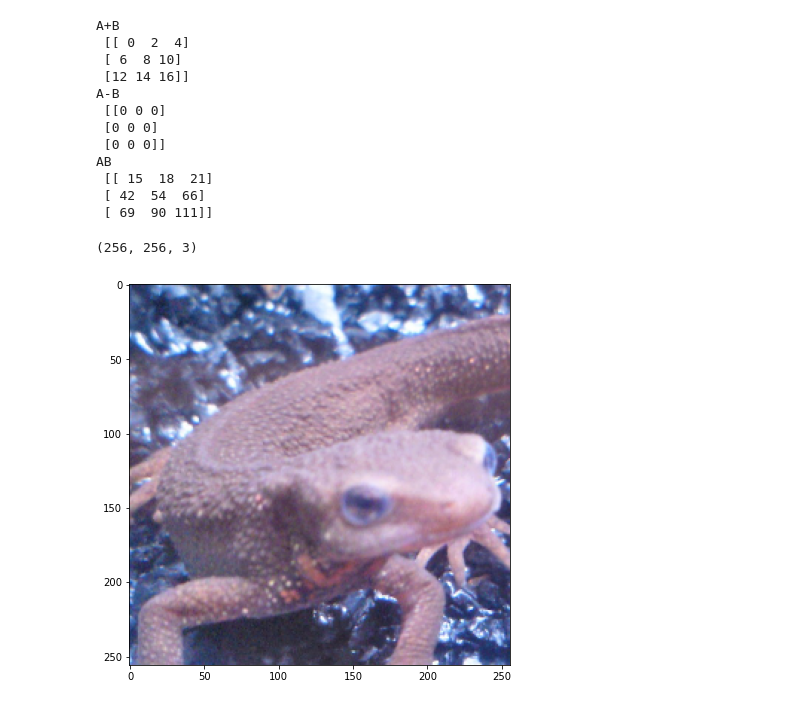
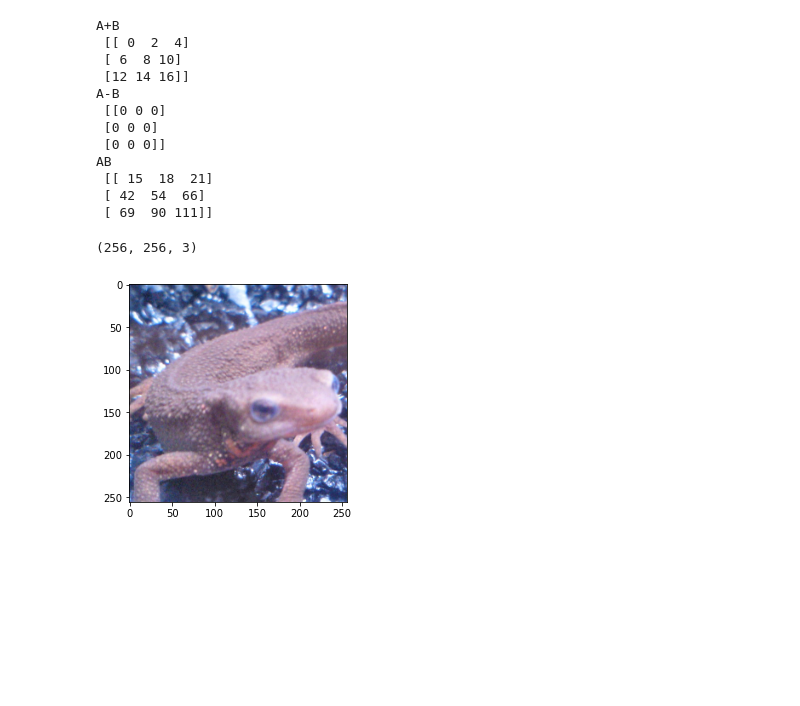
Before and after one commit to ShumpeiTakezaki/newcomer, a Jupyter notebook: 1_BasicImageProcessing/kadai1.ipynb, the cells around one changed output. Saved outputs shown, nothing was run; the diff lists cells and outputs as text; code cells hidden in the pictures; blank space fills up the shorter version.

```diff
--- a/1_BasicImageProcessing/kadai1.ipynb
+++ b/1_BasicImageProcessing/kadai1.ipynb
@@ -29,13 +33,12 @@ AB
 # %%
 img = cv2.imread('imori_256x256.png') # BGR
 img = img[..., ::-1] # BGR -> RGB
 
-plt.figure(figsize=(7,7))
 plt.imshow(img)
 print(img.shape)
 # %% [output]
 (256, 256, 3)
-[figure, old version]
+[figure, new version]
 # %%
 resized_size = (128,128)
 resized_img = cv2.resize(img, dsize=resized_size, interpolation=cv2.INTER_LINEAR) # resized sizeにリサイズ
```
Also changed, not shown: parts of 7 cells of this notebook.
